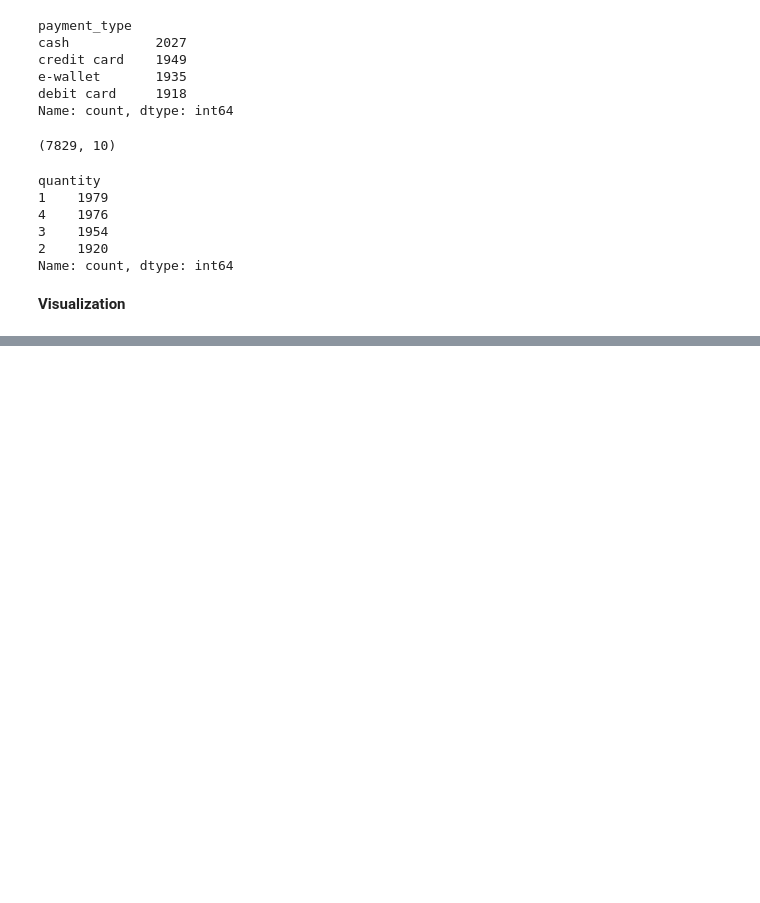
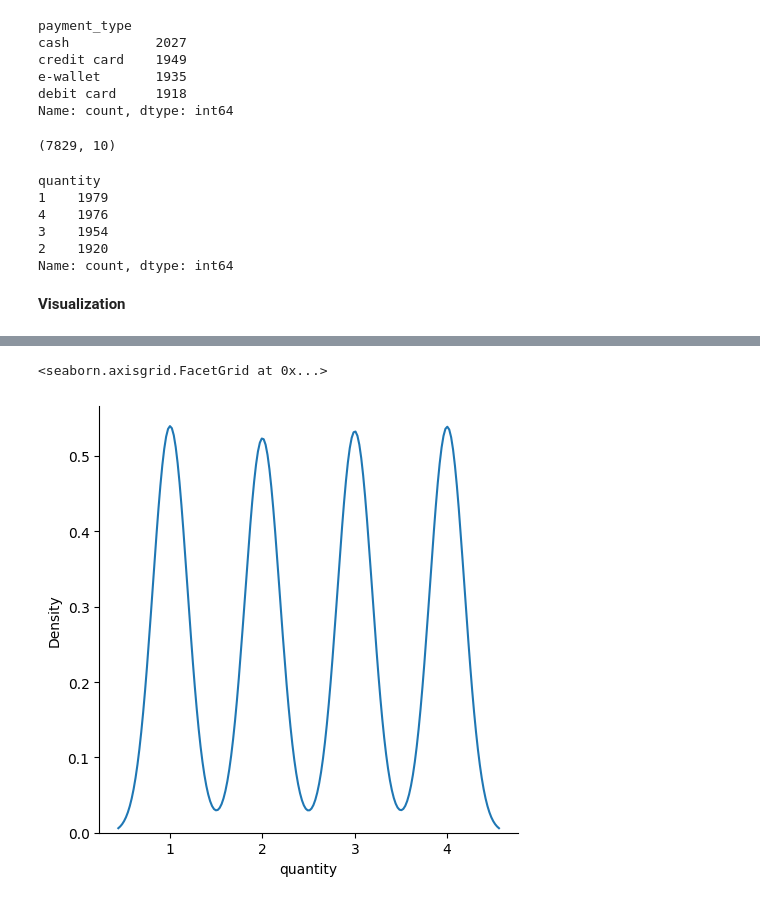
Before and after one commit to pawngithub/cognizant_project, a Jupyter notebook: Task_1.ipynb, the cells around one changed output, grey strips where cells are left out. Saved outputs shown, nothing was run; the diff lists cells and outputs as text; code cells hidden in the pictures; blank space fills up the shorter version.

```diff
--- a/Task_1.ipynb
+++ b/Task_1.ipynb
@@ -155,0 +165,5 @@ def plot_continuous_distribution(df: pd.DataFrame = None, quantity: str = None,
+# %%
+sns.displot(df, x="quantity", kind="kde")
+# %% [output]
+<seaborn.axisgrid.FacetGrid at 0x...>
+[figure, added]
```
Also changed, not shown: parts of 6 cells of this notebook.
